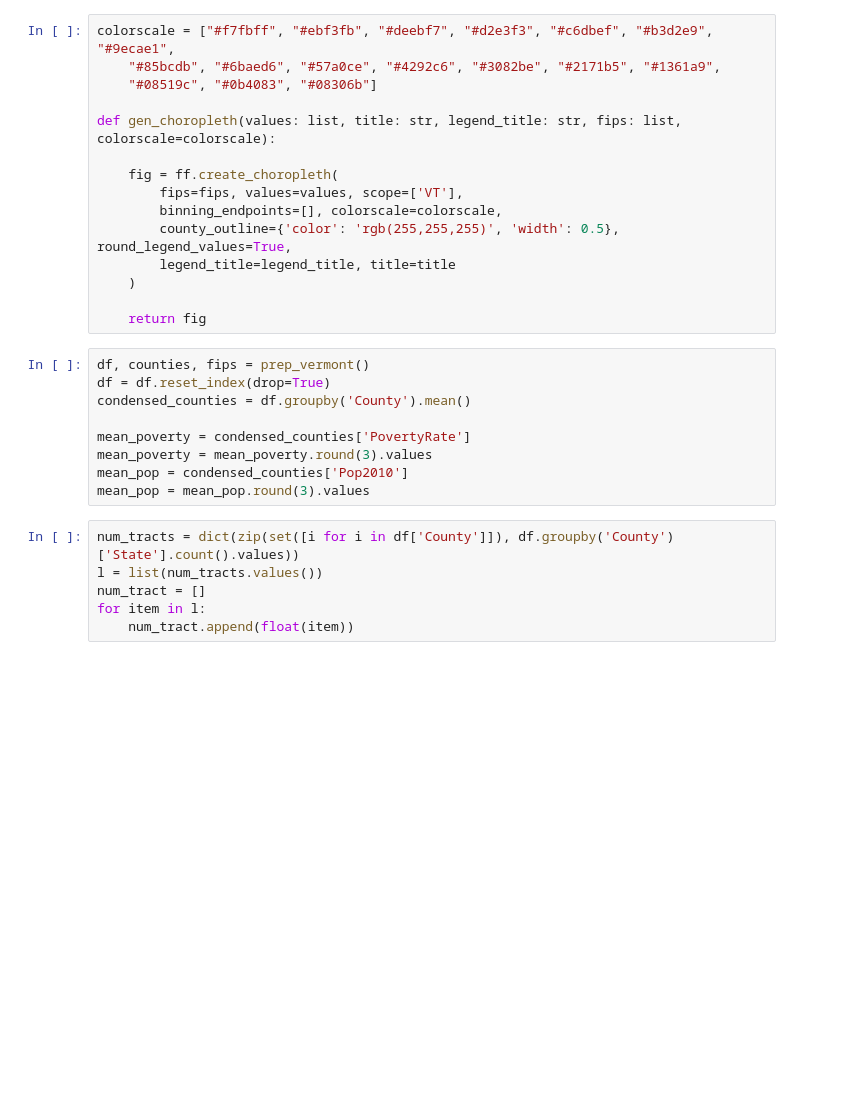
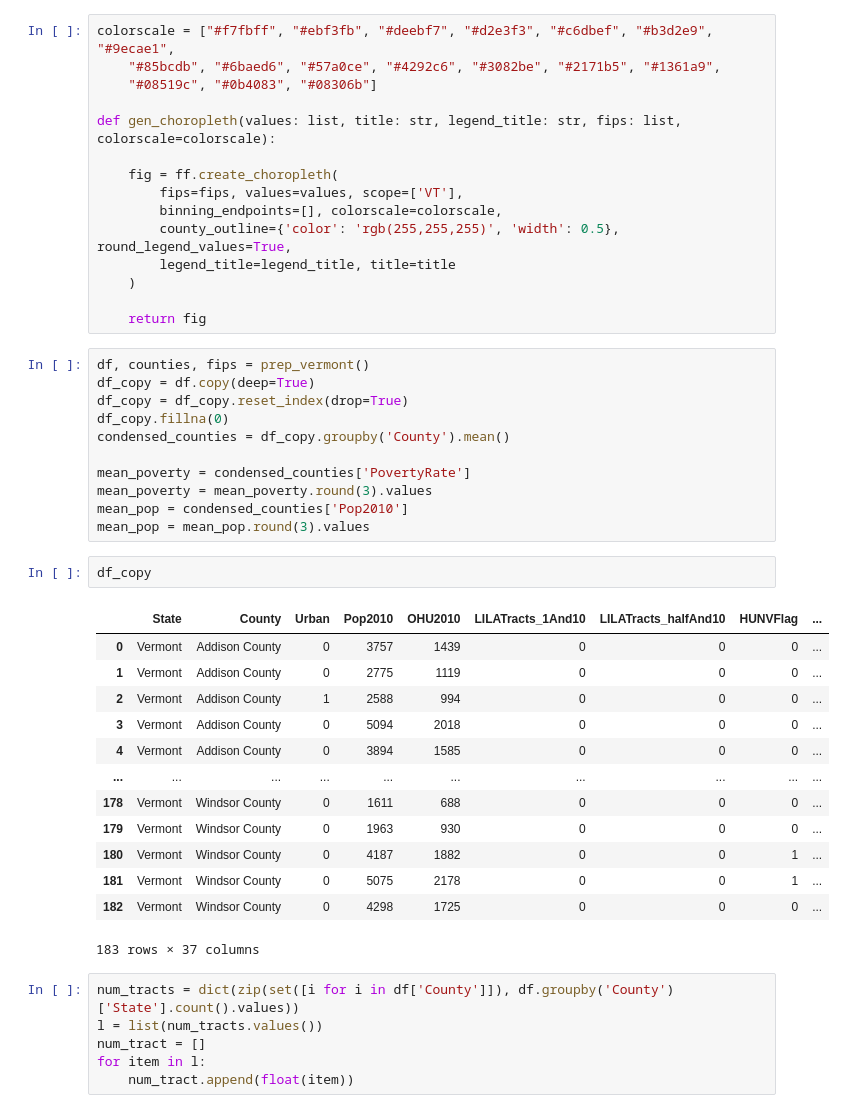
Before and after one commit to nick-knudsen/pocs-project, a Jupyter notebook: metric_testing.ipynb, the cells around one changed output. Drawn from its saved outputs; the diff is of its cells as text; blank space fills up the shorter version.

Commit message:
fixing bugs before, adding more variables, and adding visualation_metrics.py
Just need to say what columns you want and will show in html window.

```diff
--- a/metric_testing.ipynb
+++ b/metric_testing.ipynb
@@ -23,13 +23,31 @@ def gen_choropleth(values: list, title: str, legend_title: str, fips: list, colo
     return fig
 # %%
 df, counties, fips = prep_vermont()
-df = df.reset_index(drop=True)
-condensed_counties = df.groupby('County').mean()
+df_copy = df.copy(deep=True)
+df_copy = df_copy.reset_index(drop=True)
+df_copy.fillna(0)
+condensed_counties = df_copy.groupby('County').mean()
 
 mean_poverty = condensed_counties['PovertyRate']
 mean_poverty = mean_poverty.round(3).values
 mean_pop = condensed_counties['Pop2010']
 mean_pop = mean_pop.round(3).values
+# %%
+df_copy
+# %% [output]
+|  | State | County | Urban | Pop2010 | OHU2010 | LILATracts_1And10 | LILATracts_halfAnd10 | HUNVFlag | ... |
+| 0 | Vermont | Addison County | 0 | 3757 | 1439 | 0 | 0 | 0 | ... |
+| 1 | Vermont | Addison County | 0 | 2775 | 1119 | 0 | 0 | 0 | ... |
+| 2 | Vermont | Addison County | 1 | 2588 | 994 | 0 | 0 | 0 | ... |
+| 3 | Vermont | Addison County | 0 | 5094 | 2018 | 0 | 0 | 0 | ... |
+| 4 | Vermont | Addison County | 0 | 3894 | 1585 | 0 | 0 | 0 | ... |
+| ... | ... | ... | ... | ... | ... | ... | ... | ... | ... |
+| 178 | Vermont | Windsor County | 0 | 1611 | 688 | 0 | 0 | 0 | ... |
+| 179 | Vermont | Windsor County | 0 | 1963 | 930 | 0 | 0 | 0 | ... |
+| 180 | Vermont | Windsor County | 0 | 4187 | 1882 | 0 | 0 | 1 | ... |
+| 181 | Vermont | Windsor County | 0 | 5075 | 2178 | 0 | 0 | 1 | ... |
+| 182 | Vermont | Windsor County | 0 | 4298 | 1725 | 0 | 0 | 0 | ... |
+183 rows × 37 columns
 # %%
 num_tracts = dict(zip(set([i for i in df['County']]), df.groupby('County')['State'].count().values))
 l = list(num_tracts.values())
```
Also changed, not shown: parts of 3 cells of this notebook, 3 other files.
